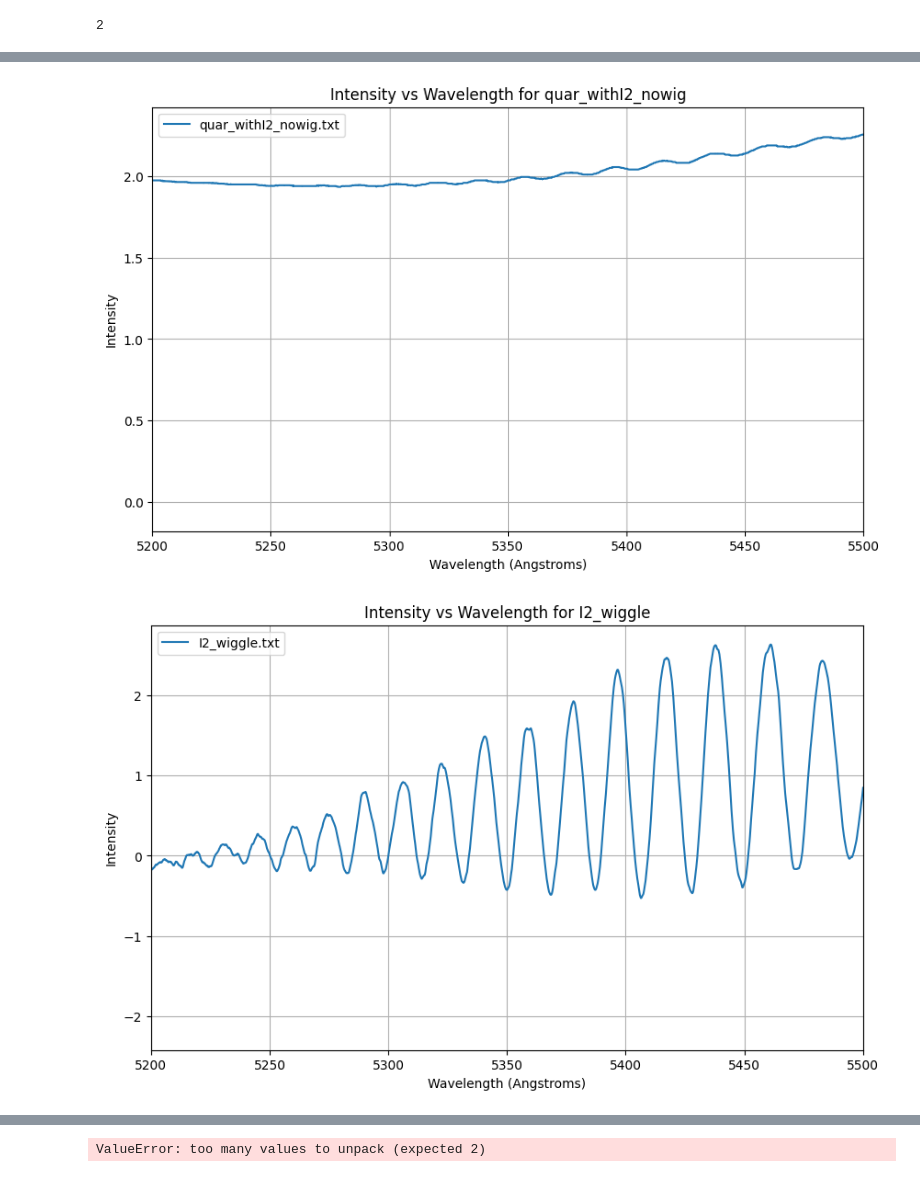
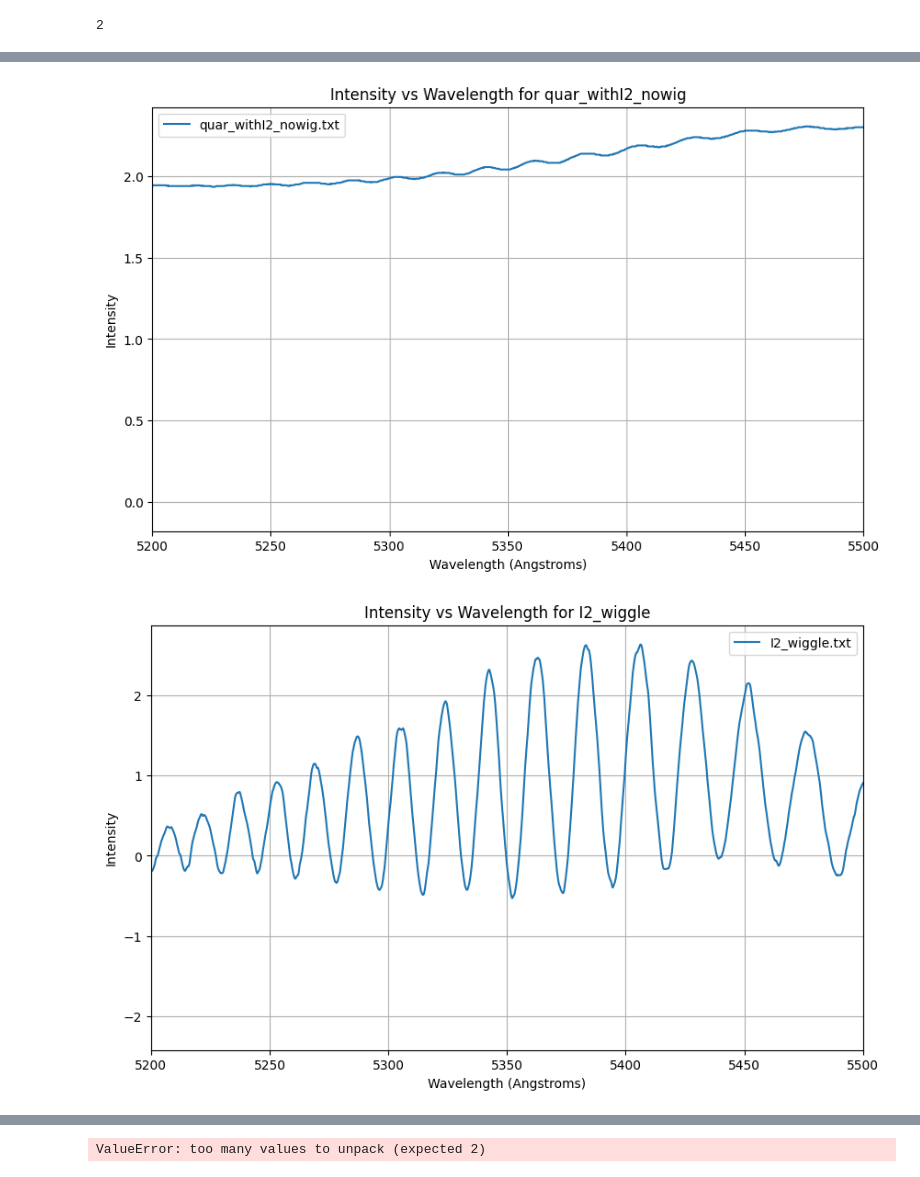
Before and after one commit to zbpetersbuf/CP1-24-final, a Jupyter notebook: zbpetersbuf/advlab3/Bi_sp.ipynb, the cells around one changed output, grey strips where cells are left out. Saved outputs shown, nothing was run; the diff lists cells and outputs as text; code cells hidden in the pictures.

```diff
--- a/zbpetersbuf/advlab3/Bi_sp.ipynb
+++ b/zbpetersbuf/advlab3/Bi_sp.ipynb
@@ -76,7 +76,7 @@ file_contents = absospec.read_files('output.txt')
 plt.figure(figsize=(10, 6))
 
 for file_path, data in file_contents.items():
-    time = [0.985*point[0] + 35.505 for point in data]
+    time = [0.98*point[0] + 35.5 for point in data]
     value = [point[1] for point in data]
 
     plt.plot(time, value, label=file_path.split('/')[-1])
@@ -101,7 +101,7 @@ file_contents = absospec.read_files('I2_wiggle.txt')
 plt.figure(figsize=(10, 6))
 
 for file_path, data in file_contents.items():
-    time = [0.985*point[0] + 35.505 for point in data]
+    time = [0.98*point[0] + 35.5 for point in data]
     value = [point[1] for point in data]
 
     plt.plot(time, value, label=file_path.split('/')[-1])
@@ -126,7 +126,7 @@ file_contents = spectrum.read_files('quartzbulb_no_I2.txt')
 plt.figure(figsize=(10, 6))
 
 for file_path, data in file_contents.items():
-    time = [0.99*point[0] + 35.5 for point in data]
+    time = [0.98*point[0] + 35.5 for point in data]
     value = [point[1] for point in data]
 
     plt.plot(time, value, label=file_path.split('/')[-1])
@@ -161,7 +161,7 @@ file_contents = spectrum.read_files('quar_withI2_nowig.txt')
 plt.figure(figsize=(10, 6))
 
 for file_path, data in file_contents.items():
-    time = [0.99*point[0] + 35.5 for point in data]
+    time = [0.98*point[0] + 35.5 for point in data]
     value = [point[1] for point in data]
 
     plt.plot(time, value, label=file_path.split('/')[-1])
@@ -183,7 +183,7 @@ plt.legend()
 plt.grid(True)
 plt.show()
 # %% [output]
-[figure, old version]
+[figure, new version]
 # %%
 import importlib
 import absospec
@@ -192,35 +192,35 @@ importlib.reload(absospec)
 sys.path.append('/workspaces/CP1-24-final/zbpetersbuf/advlab3data/')
 
 file_contents = absospec.read_files('I2_wiggle.txt')
 
 plt.figure(figsize=(10, 6))
 
 for file_path, data in file_contents.items():
-    time = [0.99*point[0] + 35.5 for point in data]
+    time = [0.98*point[0] + 35.5 for point in data]
     value = [point[1] for point in data]
 
     plt.plot(time, value, label=file_path.split('/')[-1])
 
 plt.xlabel('Wavelength (Angstroms)')
 plt.ylabel('Intensity')
 plt.title(f'Intensity vs Wavelength for {'I2_wiggle'}')
 
 #plt.xlim(5150, 6250)
 #plt.ylim(-2.3, 2.8)
 
 #plt.xlim(5630, 5670)
 #plt.ylim(-2.2, 0.35)
 
 #plt.xlim(5750, 5850)
 #plt.ylim(1.92, 2.5)
 
 plt.xlim(5200, 5500)
 
 plt.legend()
 plt.grid(True)
 plt.show()
 # %% [output]
-[figure, old version]
+[figure, new version]
 # %%
 import importlib
 import absospec
```
Also changed, not shown: parts of 22 cells of this notebook, 3 other files.
